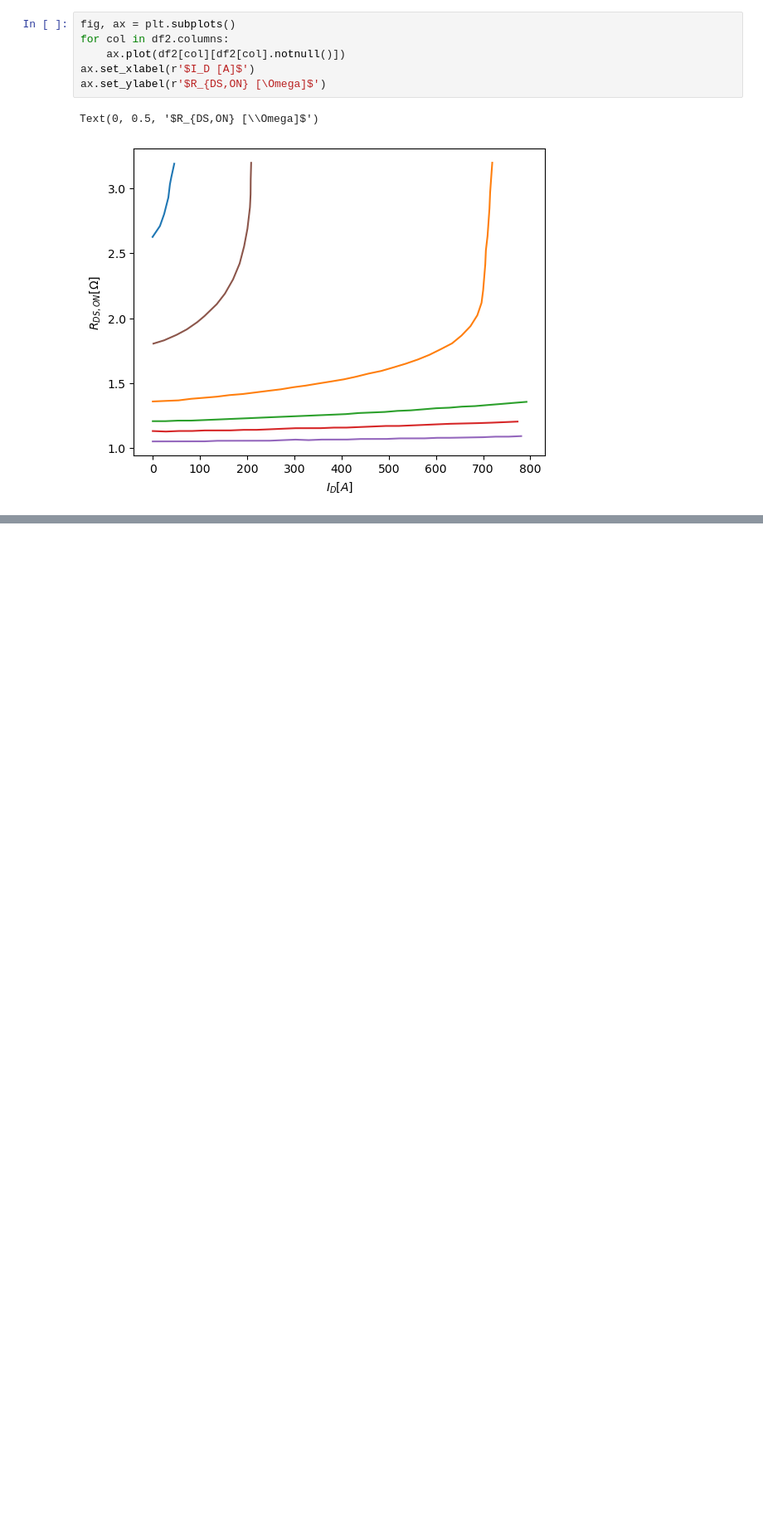
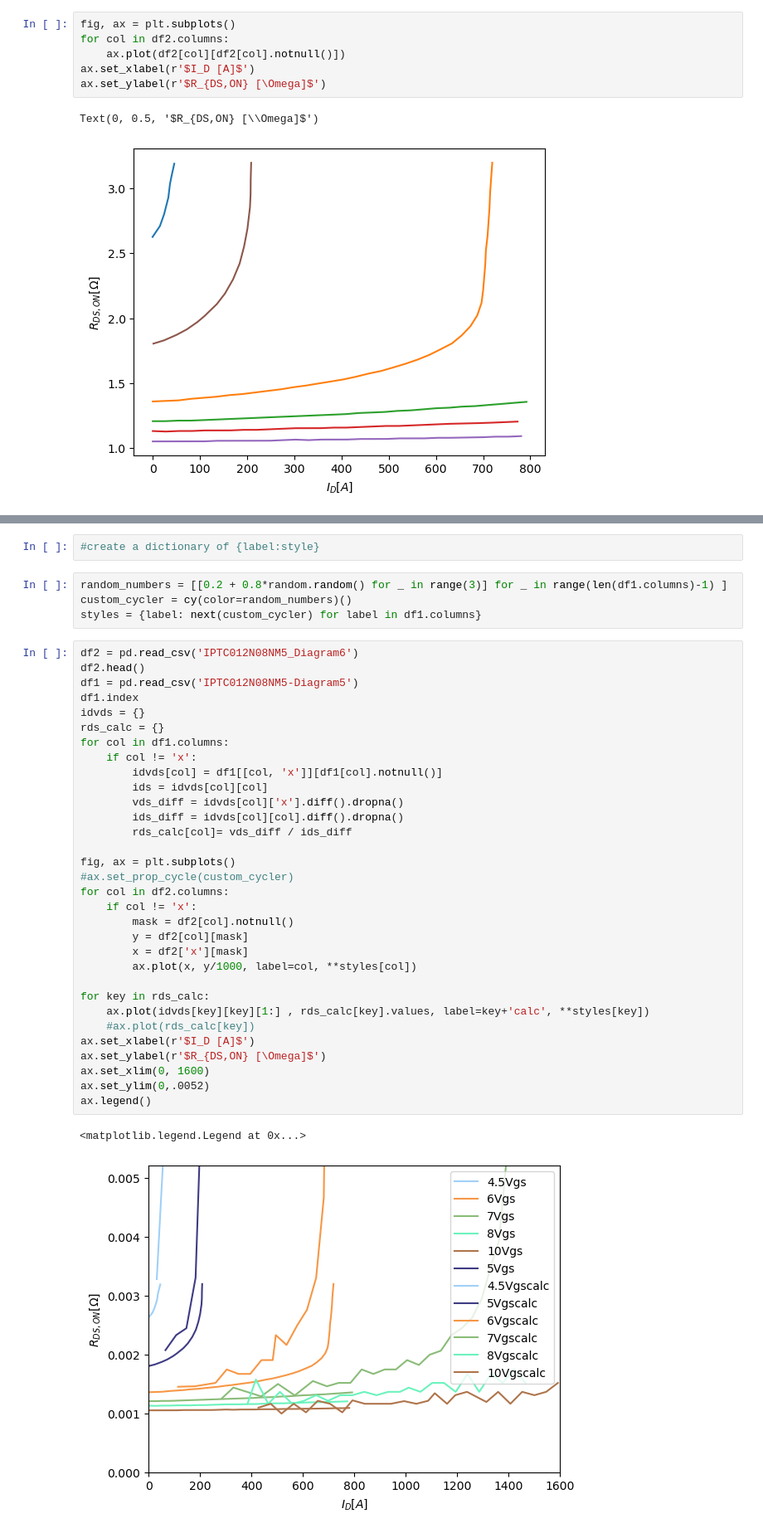
Before and after one commit to ninja-lab/PowerElectronics, a Jupyter notebook: MOSFET-Data.ipynb, the cells around one changed output, grey strips where cells are left out. Shown at 83% size. Cells and saved outputs as stored; diff of their text form; blank space fills up the shorter version.

```diff
--- a/MOSFET-Data.ipynb
+++ b/MOSFET-Data.ipynb
@@ -88,0 +71,41 @@ Name: 4.5Vgs, Length: 147, dtype: float64
+# %%
+#create a dictionary of {label:style}
+# %%
+random_numbers = [[0.2 + 0.8*random.random() for _ in range(3)] for _ in range(len(df1.columns)-1) ]
+custom_cycler = cy(color=random_numbers)()
+styles = {label: next(custom_cycler) for label in df1.columns}
+# %%
+df2 = pd.read_csv('IPTC012N08NM5_Diagram6')
+df2.head()
+df1 = pd.read_csv('IPTC012N08NM5-Diagram5')
+df1.index
+idvds = {}
+rds_calc = {}
+for col in df1.columns:
+    if col != 'x':
+        idvds[col] = df1[[col, 'x']][df1[col].notnull()]
+        ids = idvds[col][col]
+        vds_diff = idvds[col]['x'].diff().dropna()
+        ids_diff = idvds[col][col].diff().dropna()
+        rds_calc[col]= vds_diff / ids_diff
+
+fig, ax = plt.subplots()
+#ax.set_prop_cycle(custom_cycler)
+for col in df2.columns:
+    if col != 'x':
+        mask = df2[col].notnull()
+        y = df2[col][mask]
+        x = df2['x'][mask]
+        ax.plot(x, y/1000, label=col, **styles[col])
+
+for key in rds_calc:
+    ax.plot(idvds[key][key][1:] , rds_calc[key].values, label=key+'calc', **styles[key])
+    #ax.plot(rds_calc[key])
+ax.set_xlabel(r'$I_D [A]$')
+ax.set_ylabel(r'$R_{DS,ON} [\Omega]$')
+ax.set_xlim(0, 1600)
+ax.set_ylim(0,.0052)
+ax.legend()
+# %% [output]
+<matplotlib.legend.Legend at 0x...>
+[figure, added]
```
Also changed, not shown: parts of 6 cells of this notebook.
